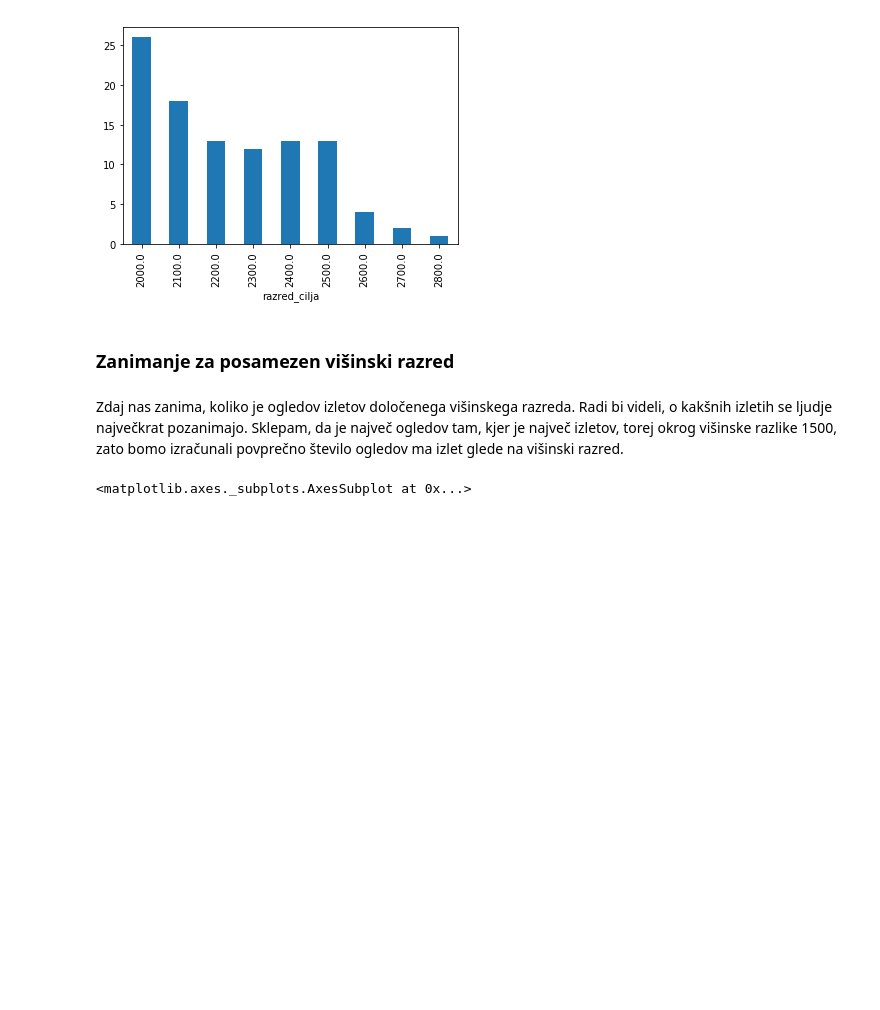
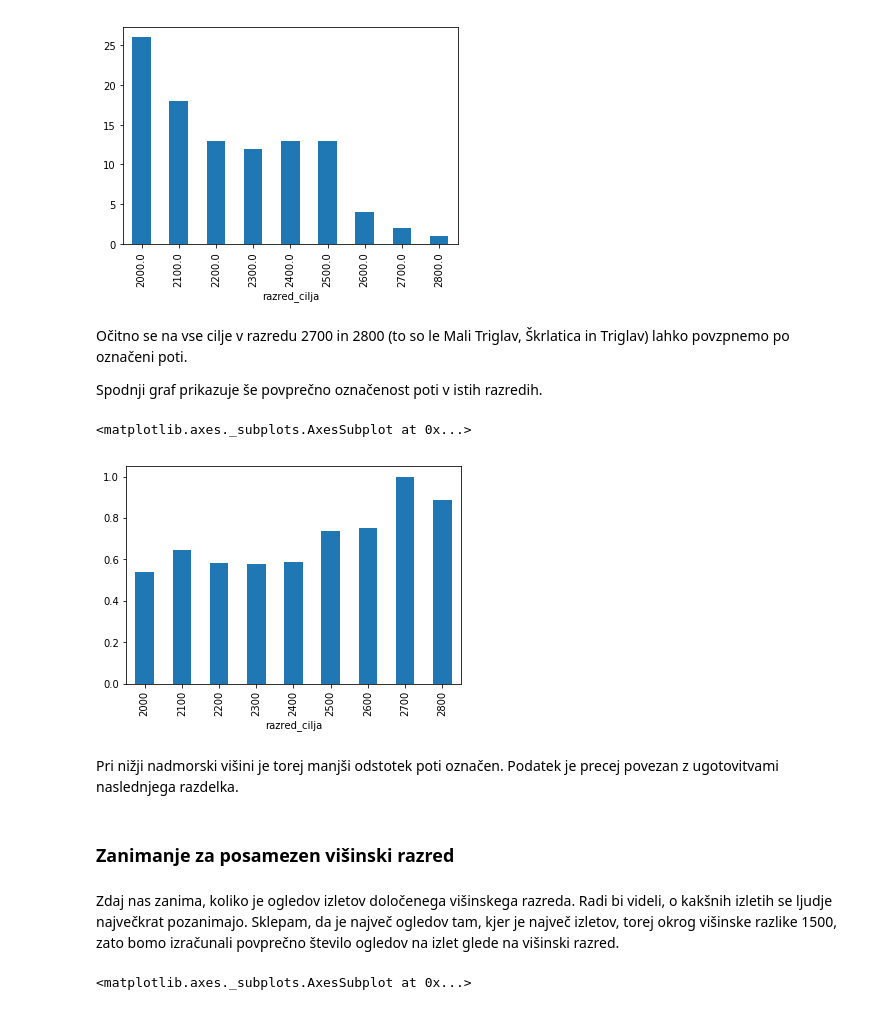
Before and after one commit to gasperurh942/Izleti_na_slovenske_dvatisocake, a Jupyter notebook: Izleti.ipynb, the cells around one changed output. Drawn from its saved outputs; the diff is of its cells as text; code cells hidden in the pictures; blank space fills up the shorter version.

```diff
--- a/Izleti.ipynb
+++ b/Izleti.ipynb
@@ -376,10 +367,22 @@ dostopnost_cilja[
 # %% [output]
 <matplotlib.axes._subplots.AxesSubplot at 0x...>
 [figure]
+# %% [markdown]
+Očitno se na vse cilje v razredu 2700 in 2800 (to so le Mali Triglav, Škrlatica in Triglav) lahko povzpnemo po označeni poti.
+
+
+Spodnji graf prikazuje še povprečno označenost poti v istih razredih.
+# %%
+izleti.groupby('razred_cilja').mean()['označena pot'].plot.bar()
+# %% [output]
+<matplotlib.axes._subplots.AxesSubplot at 0x...>
+[figure, added]
+# %% [markdown]
+Pri nižji nadmorski višini je torej manjši odstotek poti označen. Podatek je precej povezan z ugotovitvami naslednjega razdelka.
 # %% [markdown]
 ### Zanimanje za posamezen višinski razred
 # %% [markdown]
-Zdaj nas zanima, koliko je ogledov izletov določenega višinskega razreda. Radi bi videli, o kakšnih izletih se ljudje največkrat pozanimajo. Sklepam, da je največ ogledov tam, kjer je največ izletov, torej okrog višinske razlike 1500, zato bomo izračunali povprečno število ogledov ma izlet glede na višinski razred.
+Zdaj nas zanima, koliko je ogledov izletov določenega višinskega razreda. Radi bi videli, o kakšnih izletih se ljudje največkrat pozanimajo. Sklepam, da je največ ogledov tam, kjer je največ izletov, torej okrog višinske razlike 1500, zato bomo izračunali povprečno število ogledov na izlet glede na višinski razred.
 # %%
 zanimivi = izleti[izleti.število_ogledov > 4000]
 zanimivi_razredi = zanimivi.groupby('višinski_razred')
```
Also changed, not shown: parts of 26 cells of this notebook.
